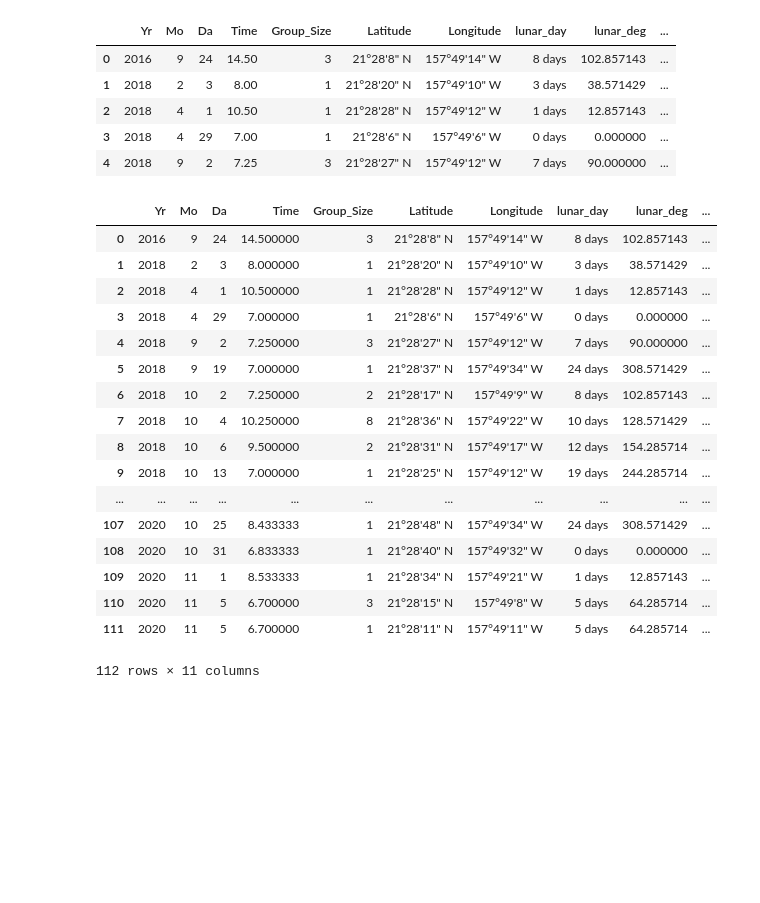
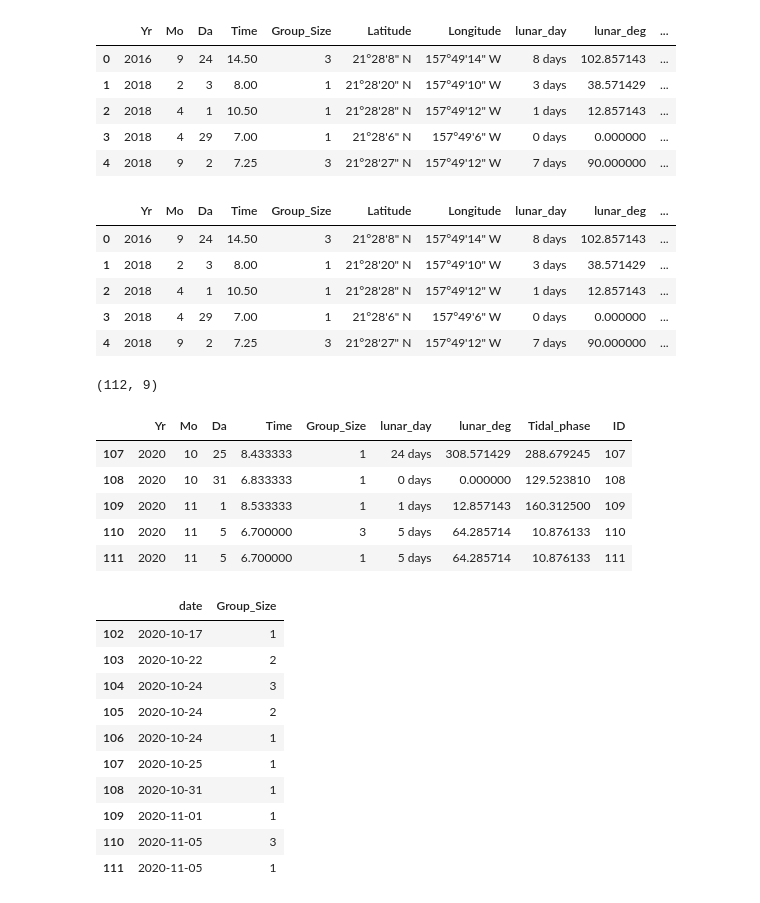
Before and after one commit to kaneohe-bay-mantas/manta-viz, a Jupyter notebook: data-parser.ipynb, the cells around one changed output. Saved outputs shown, nothing was run; the diff lists cells and outputs as text; code cells hidden in the pictures; blank space fills up the shorter version.

Commit message:
updated parser to aggregate for polar charts

```diff
--- a/data-parser.ipynb
+++ b/data-parser.ipynb
@@ -88,25 +88,47 @@ mantas_clean.head()
 | 4 | 2018 | 9 | 2 | 7.25 | 3 | 21°28'27" N | 157°49'12" W | 7 days | 90.000000 | ... |
 # %%
 mantas_clean['ID'] = mantas_clean.index
-mantas_clean
+mantas_clean.head()
 # %% [output]
 |  | Yr | Mo | Da | Time | Group_Size | Latitude | Longitude | lunar_day | lunar_deg | ... |
-| 0 | 2016 | 9 | 24 | 14.500000 | 3 | 21°28'8" N | 157°49'14" W | 8 days | 102.857143 | ... |
-| 1 | 2018 | 2 | 3 | 8.000000 | 1 | 21°28'20" N | 157°49'10" W | 3 days | 38.571429 | ... |
-| 2 | 2018 | 4 | 1 | 10.500000 | 1 | 21°28'28" N | 157°49'12" W | 1 days | 12.857143 | ... |
-| 3 | 2018 | 4 | 29 | 7.000000 | 1 | 21°28'6" N | 157°49'6" W | 0 days | 0.000000 | ... |
-| 4 | 2018 | 9 | 2 | 7.250000 | 3 | 21°28'27" N | 157°49'12" W | 7 days | 90.000000 | ... |
-| 5 | 2018 | 9 | 19 | 7.000000 | 1 | 21°28'37" N | 157°49'34" W | 24 days | 308.571429 | ... |
-| 6 | 2018 | 10 | 2 | 7.250000 | 2 | 21°28'17" N | 157°49'9" W | 8 days | 102.857143 | ... |
-| 7 | 2018 | 10 | 4 | 10.250000 | 8 | 21°28'36" N | 157°49'22" W | 10 days | 128.571429 | ... |
-| 8 | 2018 | 10 | 6 | 9.500000 | 2 | 21°28'31" N | 157°49'17" W | 12 days | 154.285714 | ... |
-| 9 | 2018 | 10 | 13 | 7.000000 | 1 | 21°28'25" N | 157°49'12" W | 19 days | 244.285714 | ... |
-| ... | ... | ... | ... | ... | ... | ... | ... | ... | ... | ... |
-| 107 | 2020 | 10 | 25 | 8.433333 | 1 | 21°28'48" N | 157°49'34" W | 24 days | 308.571429 | ... |
-| 108 | 2020 | 10 | 31 | 6.833333 | 1 | 21°28'40" N | 157°49'32" W | 0 days | 0.000000 | ... |
-| 109 | 2020 | 11 | 1 | 8.533333 | 1 | 21°28'34" N | 157°49'21" W | 1 days | 12.857143 | ... |
-| 110 | 2020 | 11 | 5 | 6.700000 | 3 | 21°28'15" N | 157°49'8" W | 5 days | 64.285714 | ... |
-| 111 | 2020 | 11 | 5 | 6.700000 | 1 | 21°28'11" N | 157°49'11" W | 5 days | 64.285714 | ... |
+| 0 | 2016 | 9 | 24 | 14.50 | 3 | 21°28'8" N | 157°49'14" W | 8 days | 102.857143 | ... |
+| 1 | 2018 | 2 | 3 | 8.00 | 1 | 21°28'20" N | 157°49'10" W | 3 days | 38.571429 | ... |
+| 2 | 2018 | 4 | 1 | 10.50 | 1 | 21°28'28" N | 157°49'12" W | 1 days | 12.857143 | ... |
+| 3 | 2018 | 4 | 29 | 7.00 | 1 | 21°28'6" N | 157°49'6" W | 0 days | 0.000000 | ... |
+| 4 | 2018 | 9 | 2 | 7.25 | 3 | 21°28'27" N | 157°49'12" W | 7 days | 90.000000 | ... |
-112 rows × 11 columns
 # %%
 mantas_clean.to_csv('data/clean_data.csv')
+# %%
+polar_data = mantas_clean.drop(columns=["Latitude", "Longitude"])
+print(polar_data.shape)
+polar_data.tail()
+# %% [output]
+(112, 9)
+|  | Yr | Mo | Da | Time | Group_Size | lunar_day | lunar_deg | Tidal_phase | ID |
+| 107 | 2020 | 10 | 25 | 8.433333 | 1 | 24 days | 308.571429 | 288.679245 | 107 |
+| 108 | 2020 | 10 | 31 | 6.833333 | 1 | 0 days | 0.000000 | 129.523810 | 108 |
+| 109 | 2020 | 11 | 1 | 8.533333 | 1 | 1 days | 12.857143 | 160.312500 | 109 |
+| 110 | 2020 | 11 | 5 | 6.700000 | 3 | 5 days | 64.285714 | 10.876133 | 110 |
+| 111 | 2020 | 11 | 5 | 6.700000 | 1 | 5 days | 64.285714 | 10.876133 | 111 |
+# %%
+date_array = []
+for i in range(polar_data.shape[0]):
+    temp = date(polar_data['Yr'][i], polar_data['Mo'][i],polar_data['Da'][i])
+    date_array.append(temp)
+
+polar_data['date'] = date_array
+polar_group = polar_data[['date', 'Group_Size']]
+polar_group2 = polar_data[['date', 'lunar_day', 'lunar_deg', 'Tidal_phase']]
+polar_group.tail()
+# %% [output]
+|  | date | Group_Size |
+| 102 | 2020-10-17 | 1 |
+| 103 | 2020-10-22 | 2 |
+| 104 | 2020-10-24 | 3 |
+| 105 | 2020-10-24 | 2 |
+| 106 | 2020-10-24 | 1 |
+| 107 | 2020-10-25 | 1 |
+| 108 | 2020-10-31 | 1 |
+| 109 | 2020-11-01 | 1 |
+| 110 | 2020-11-05 | 3 |
+| 111 | 2020-11-05 | 1 |
```
Also changed, not shown: parts of 2 cells of this notebook, 1 other file.
